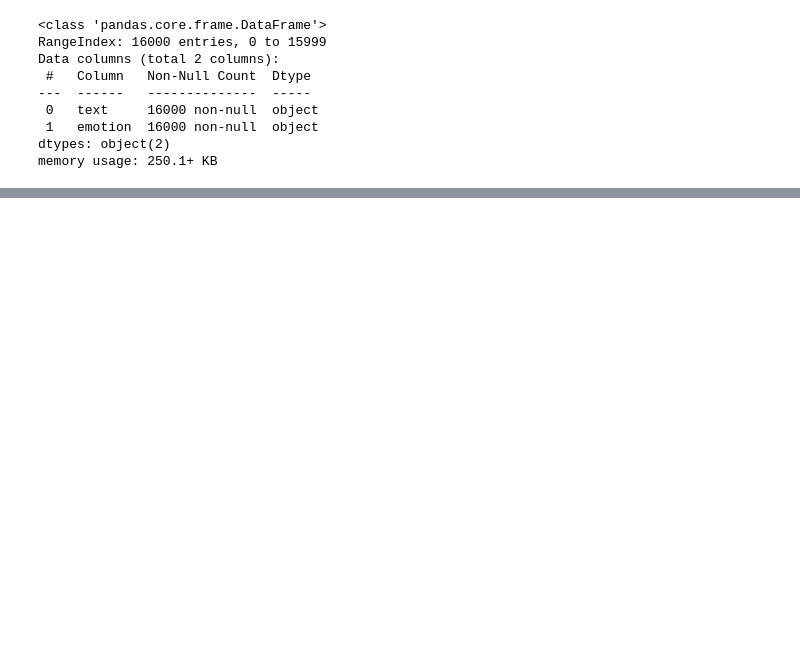
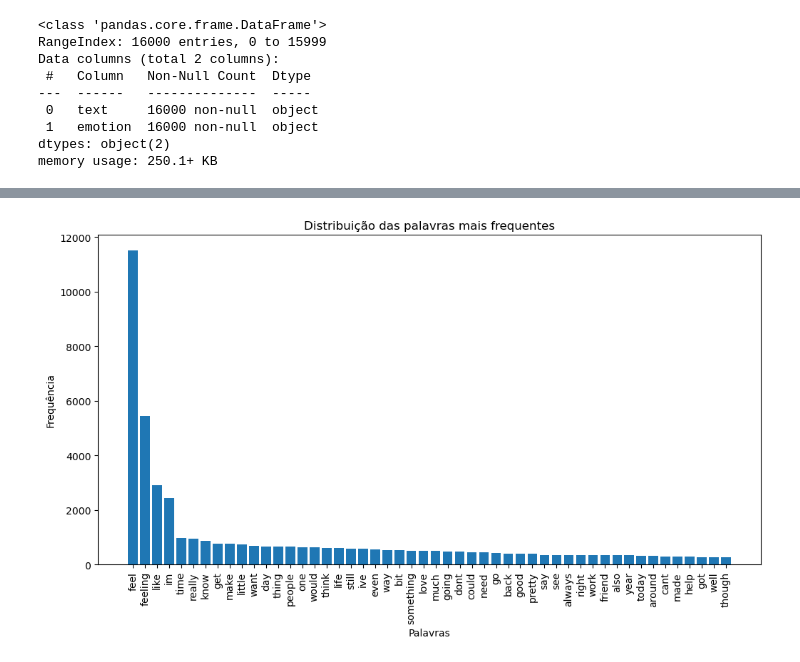
Before and after one commit to AndreLuis0106/NLP-Emotion-Analysis, a Jupyter notebook: main.ipynb, the cells around one changed output, grey strips where cells are left out. Cells and saved outputs as stored; diff of their text form; code cells hidden in the pictures; blank space fills up the shorter version.

```diff
--- a/main.ipynb
+++ b/main.ipynb
@@ -47,0 +126,22 @@ memory usage: 228.9+ MB
+# %%
+nltk.download('stopwords')
+nltk.download('wordnet')
+nltk.download('omw-1.4')
+nltk.download('punkt')  # Necessário para a tokenização
+
+stop_words = set(stopwords.words('english'))
+lemmatizer = WordNetLemmatizer()
+
+def preprocess_text(text):
+    #Garante que os textos estarão em minusculas
+    text = text.lower()
+    #remove núrmeros se houver
+    text = re.sub(r'\d+', '', text)
+    #remove pontuações
+    text = text.translate(str.maketrans('', '', string.punctuation))
+    #Transforma os textos em tokens
+    tokens = word_tokenize(text)
+    #Remove stop_words e lemantiza
+    tokens = [lemmatizer.lemmatize(word) for word in tokens if word not in stop_words]
+
+    return " ".join(tokens)
@@ -47,0 +161,24 @@ memory usage: 228.9+ MB
+# %%
+treino = df_treino['text'].apply(preprocess_text)
+teste = df_teste['text'].apply(preprocess_text)
+val = df_teste['text'].apply(preprocess_text)
+# %%
+# Converte o texto em bag-of-words (frequência de palavras)
+vectorizer = CountVectorizer()
+X_counts = vectorizer.fit_transform(treino)
+word_counts = X_counts.toarray().sum(axis=0)
+
+# Ordena as palavras pela frequência
+words_freq = dict(zip(vectorizer.get_feature_names_out(), word_counts))
+words_freq_sorted = sorted(words_freq.items(), key=lambda x: x[1], reverse=True)
+
+# Plota as 50 palavras mais frequentes
+plt.figure(figsize=(12, 6))
+plt.bar([word[0] for word in words_freq_sorted[:50]], [word[1] for word in words_freq_sorted[:50]])
+plt.xticks(rotation=90)
+plt.xlabel("Palavras")
+plt.ylabel("Frequência")
+plt.title("Distribuição das palavras mais frequentes")
+plt.show()
+# %% [output]
+[figure, added]
```
Also changed, not shown: parts of 26 cells of this notebook.
